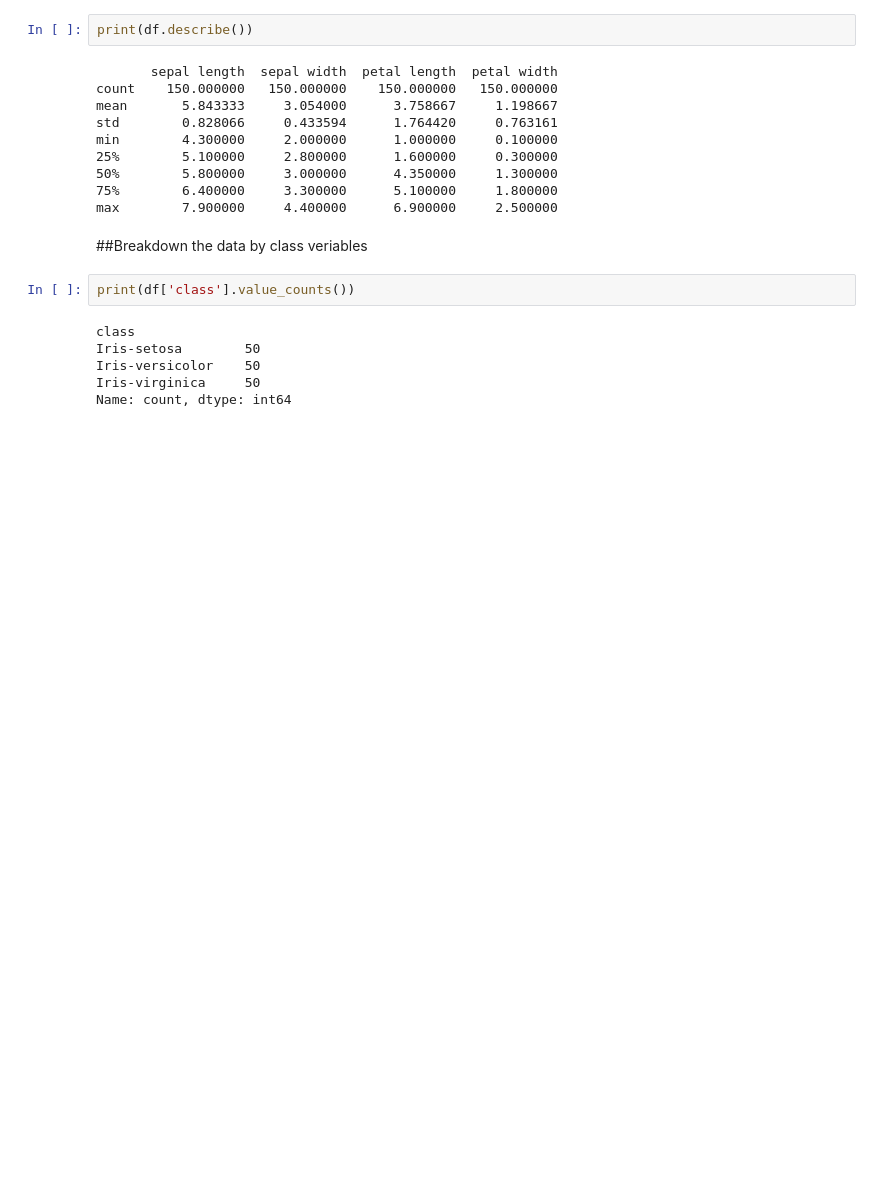
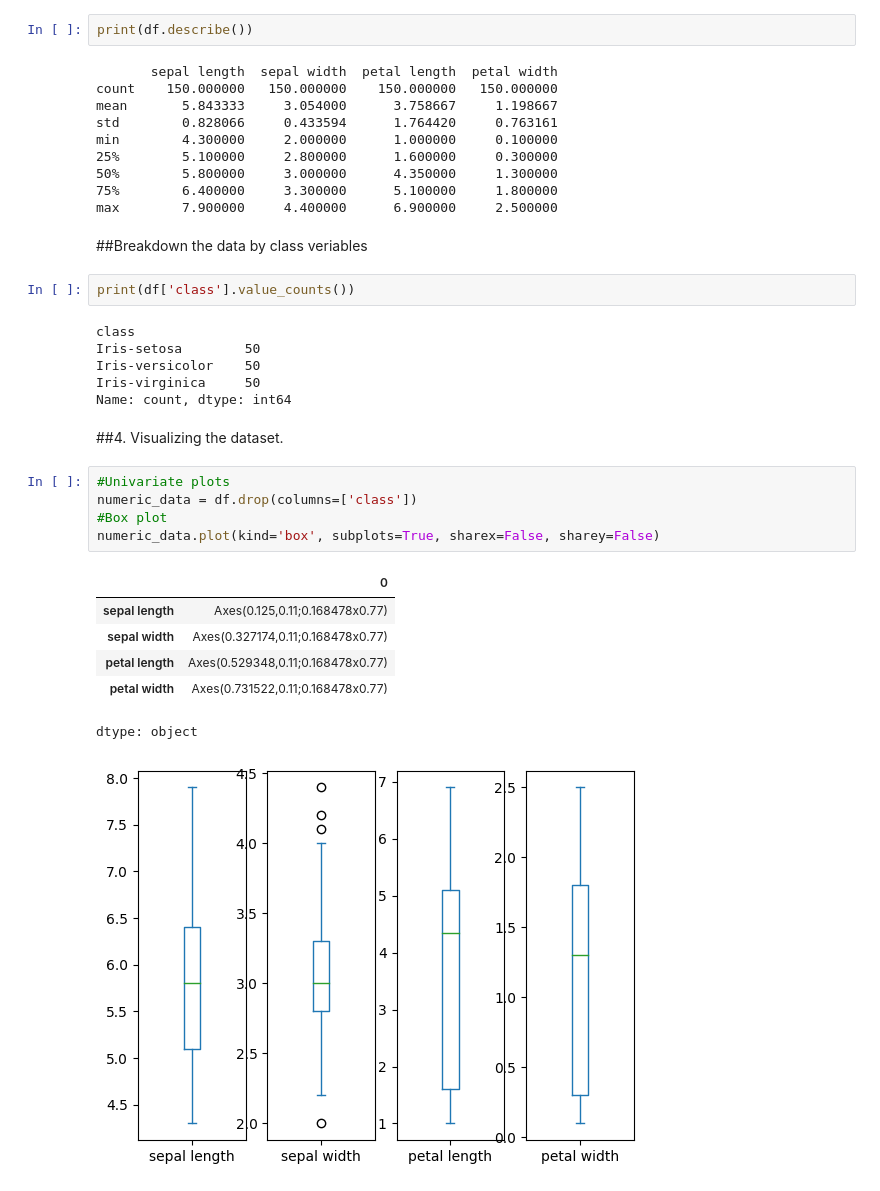
Before and after one commit to N8MARERahul/UEM_Assignments, a Jupyter notebook: Python Assignment/Lab-6/iris.ipynb, the cells around one changed output. Saved outputs shown, nothing was run; the diff lists cells and outputs as text; blank space fills up the shorter version.

```diff
--- a/Python Assignment/Lab-6/iris.ipynb
+++ b/Python Assignment/Lab-6/iris.ipynb
@@ -67,3 +67,18 @@ Iris-setosa        50
 Iris-versicolor    50
 Iris-virginica     50
 Name: count, dtype: int64
+# %% [markdown]
+##4.	Visualizing the dataset.
+# %%
+#Univariate plots
+numeric_data = df.drop(columns=['class'])
+#Box plot
+numeric_data.plot(kind='box', subplots=True, sharex=False, sharey=False)
+# %% [output]
+|  | 0 |
+| sepal length | Axes(0.125,0.11;0.168478x0.77) |
+| sepal width | Axes(0.327174,0.11;0.168478x0.77) |
+| petal length | Axes(0.529348,0.11;0.168478x0.77) |
+| petal width | Axes(0.731522,0.11;0.168478x0.77) |
+dtype: object
+[figure, added]
```
Also changed, not shown: parts of 9 cells of this notebook.
